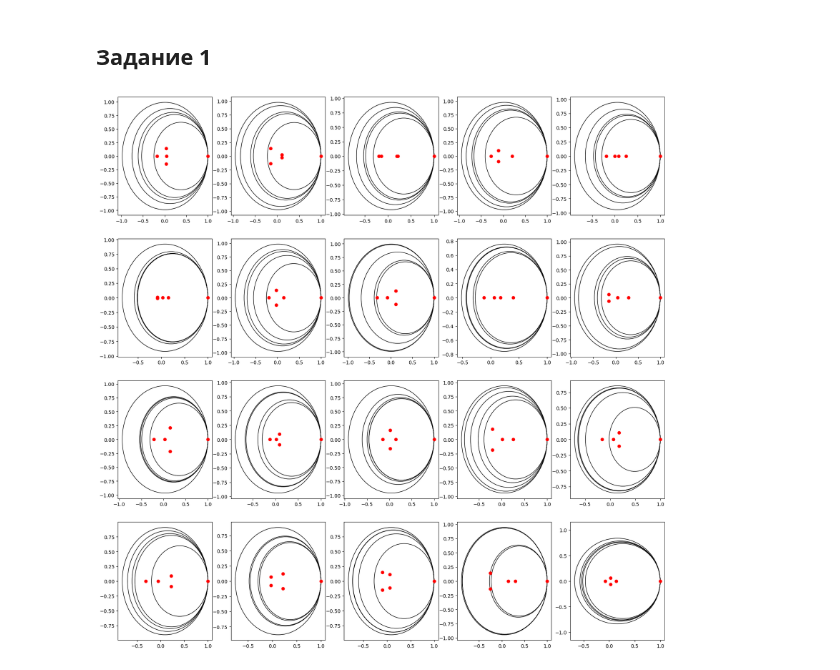
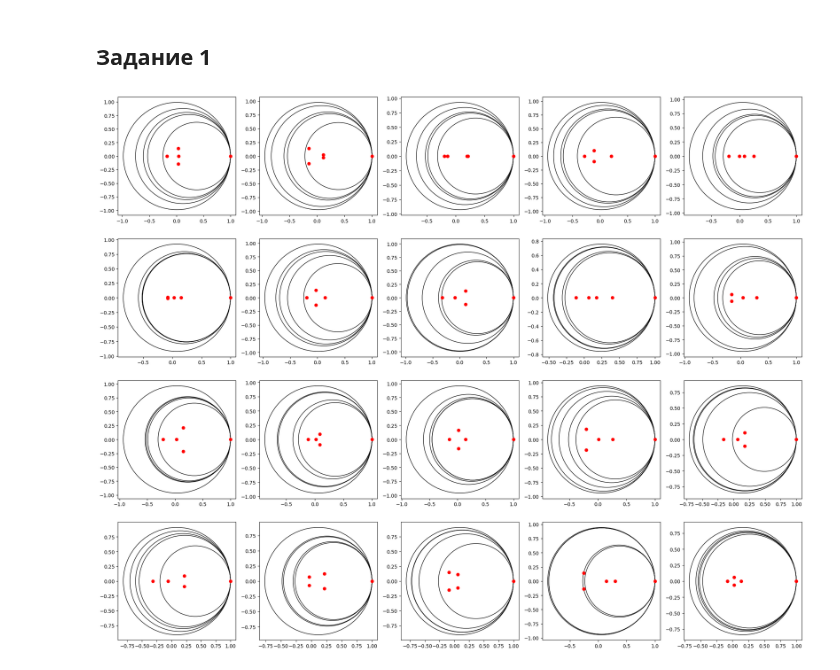
Before and after one commit to OhNoMyRook/Calculus, a Jupyter notebook: hw-10(code).ipynb, the cells around one changed output. Cells and saved outputs as stored; diff of their text form; code cells hidden in the pictures.

```diff
--- a/hw-10(code).ipynb
+++ b/hw-10(code).ipynb
@@ -17,19 +17,19 @@ def generator(n):
 samples = generator(20)
 # %%
 fig, ax = plt.subplots(4, 5)
-fig.set_size_inches(20, 20)
+fig.set_size_inches(25, 20)
 for n, elem in enumerate(samples):
     k = n//5
     m = n%5
     xg = np.diag(elem).real
     yg = np.diag(elem).imag
     rg = np.zeros(np.shape(elem)[0])
     ev = np.linalg.eigvals(elem)
     for i in range(0,5):
         rg[i] = np.sum(np.abs(elem[i, :])) - np.abs(elem[i, i])
         crc = plt.Circle((xg[i], yg[i]), radius=rg[i], fill=False)
         ax[k, m].add_patch(crc)
     ax[k, m].scatter(ev.real, ev.imag, color='r')
     plt.axis('equal')
 # %% [output]
-[figure, old version]
+[figure, new version]
```
